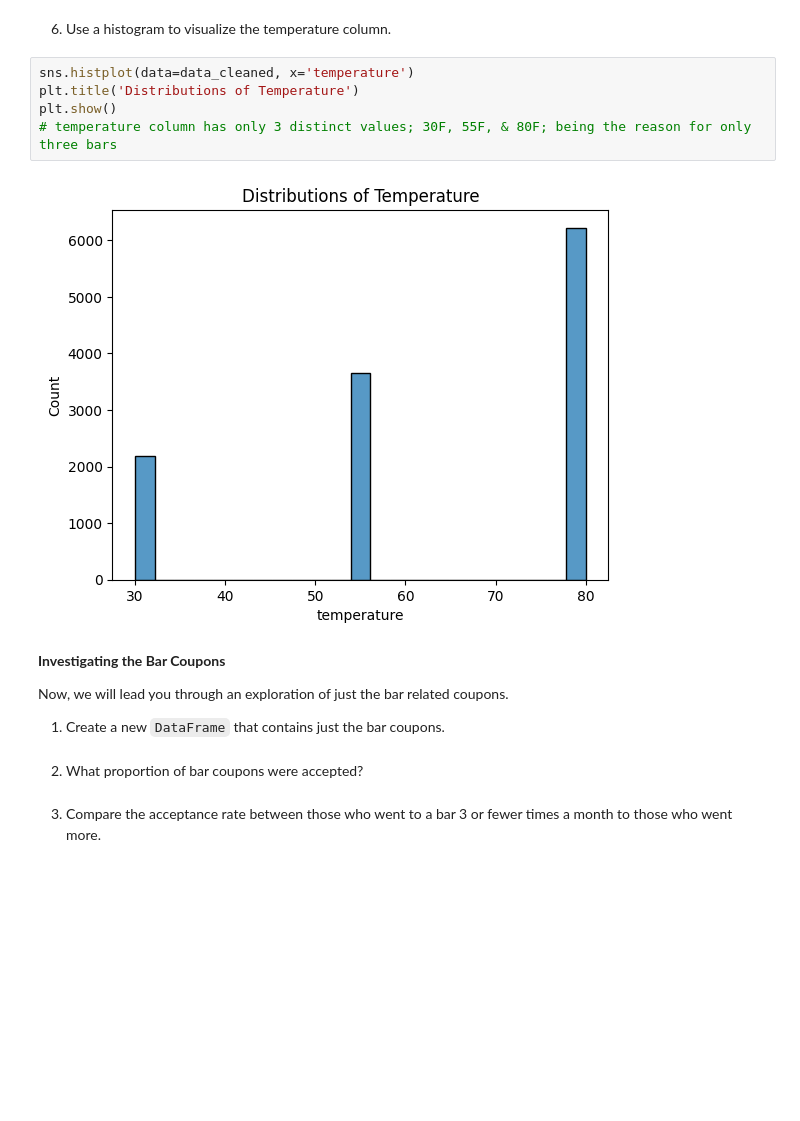
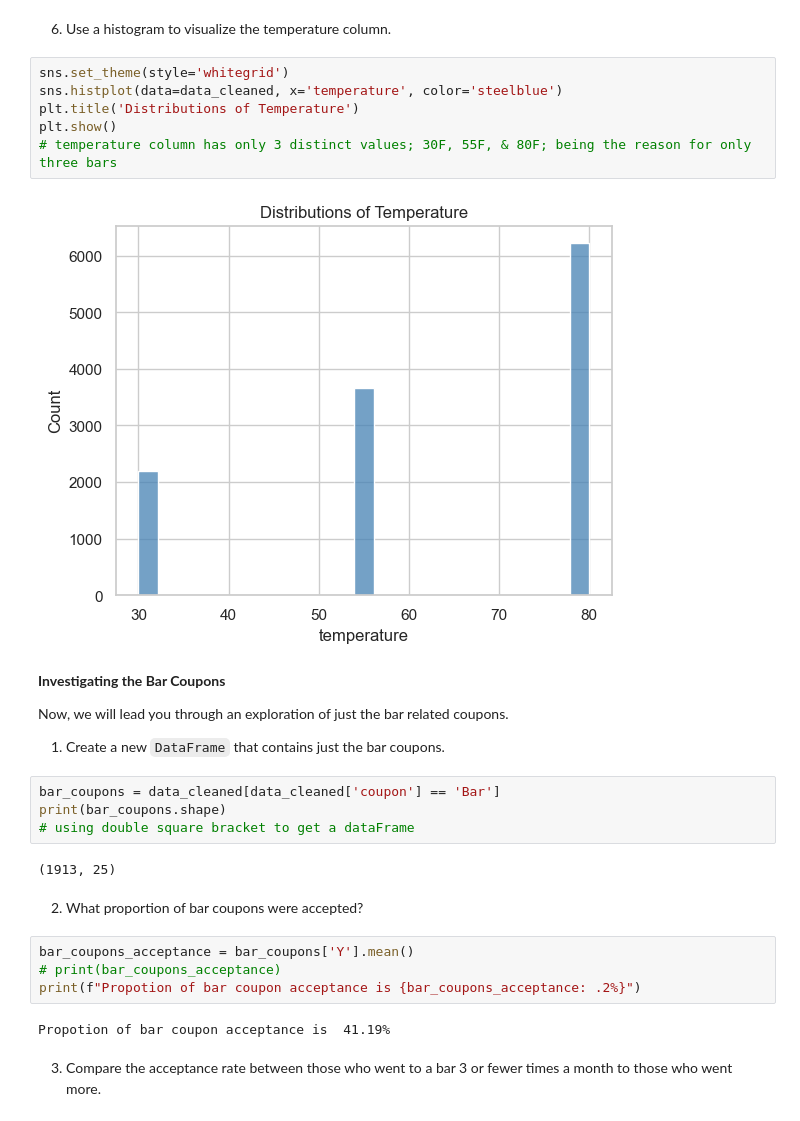
Before and after one commit to gowdilyan/predictive-coupon-acceptance-ml, a Jupyter notebook: prompt.ipynb, the cells around one changed output. Drawn from its saved outputs; the diff is of its cells as text; blank space fills up the shorter version.

Commit message:
added bar coupon investigation

```diff
--- a/prompt.ipynb
+++ b/prompt.ipynb
@@ -154,20 +155,33 @@ plt.show()
 # %% [markdown]
 6. Use a histogram to visualize the temperature column.
 # %%
-sns.histplot(data=data_cleaned, x='temperature')
+sns.set_theme(style='whitegrid')
+sns.histplot(data=data_cleaned, x='temperature', color='steelblue')
 plt.title('Distributions of Temperature')
 plt.show()
 # temperature column has only 3 distinct values; 30F, 55F, & 80F; being the reason for only three bars
 # %% [output]
-[figure, old version]
+[figure, new version]
 # %% [markdown]
 **Investigating the Bar Coupons**
 
 Now, we will lead you through an exploration of just the bar related coupons.
 
 1. Create a new `DataFrame` that contains just the bar coupons.
+# %%
+bar_coupons = data_cleaned[data_cleaned['coupon'] == 'Bar']
+print(bar_coupons.shape)
+# using double square bracket to get a dataFrame
+# %% [output]
+(1913, 25)
 # %% [markdown]
 2. What proportion of bar coupons were accepted?
+# %%
+bar_coupons_acceptance = bar_coupons['Y'].mean()
+# print(bar_coupons_acceptance)
+print(f"Propotion of bar coupon acceptance is {bar_coupons_acceptance: .2%}")
+# %% [output]
+Propotion of bar coupon acceptance is  41.19%
 # %% [markdown]
 3. Compare the acceptance rate between those who went to a bar 3 or fewer times a month to those who went more.
 # %% [markdown]
```
Also changed, not shown: parts of 1 cell of this notebook.
